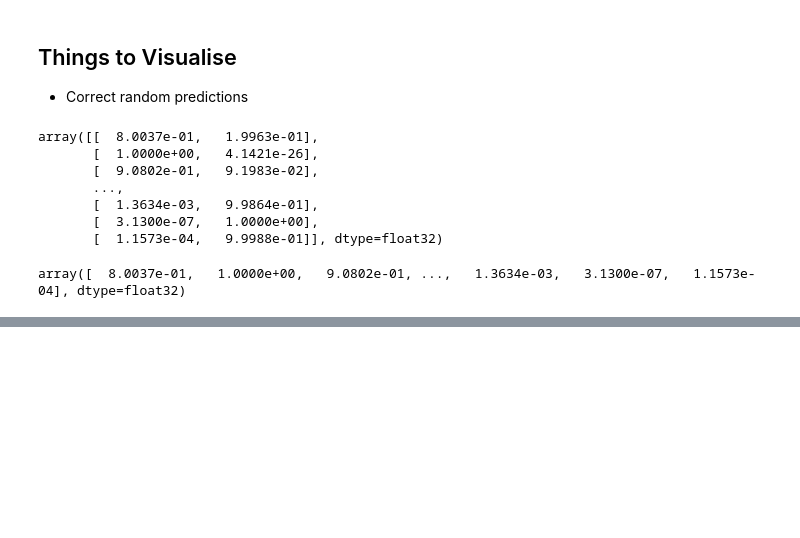
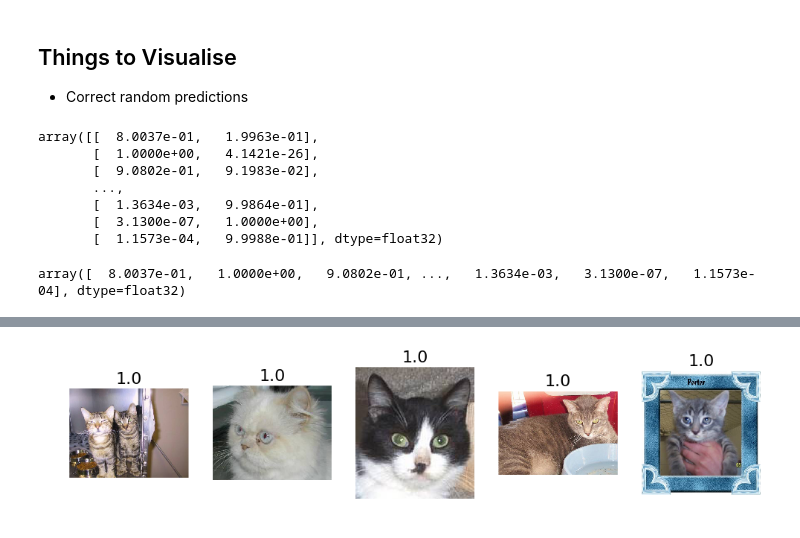
Before and after one commit to manibatra/fast.ai, a Jupyter notebook: lesson_2_recreation.ipynb, the cells around one changed output, grey strips where cells are left out. Drawn from its saved outputs; the diff is of its cells as text; code cells hidden in the pictures; blank space fills up the shorter version.

```diff
--- a/lesson_2_recreation.ipynb
+++ b/lesson_2_recreation.ipynb
@@ -224,0 +217,7 @@ array([[ 1.,  0.],
+# %%
+#next we plot the cats which we the model was most correct about
+correct_cats = np.where((preds==0) & (preds==val_labels[:,1]))[0]
+most_correct_cats = np.argsort(probs[correct_cats])[::-1][:5]
+plots_idx(correct_cats[most_correct_cats], probs[correct_cats][most_correct_cats])
+# %% [output]
+[figure, added]
```
Also changed, not shown: parts of 13 cells of this notebook.
